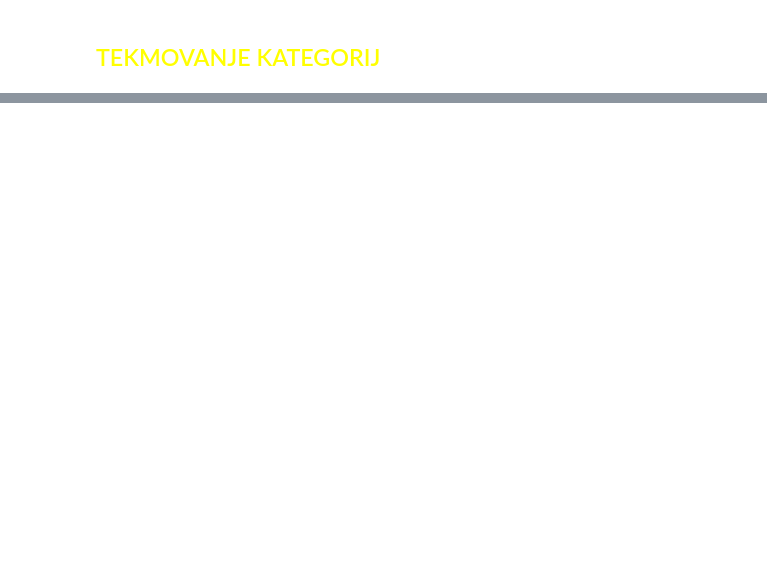
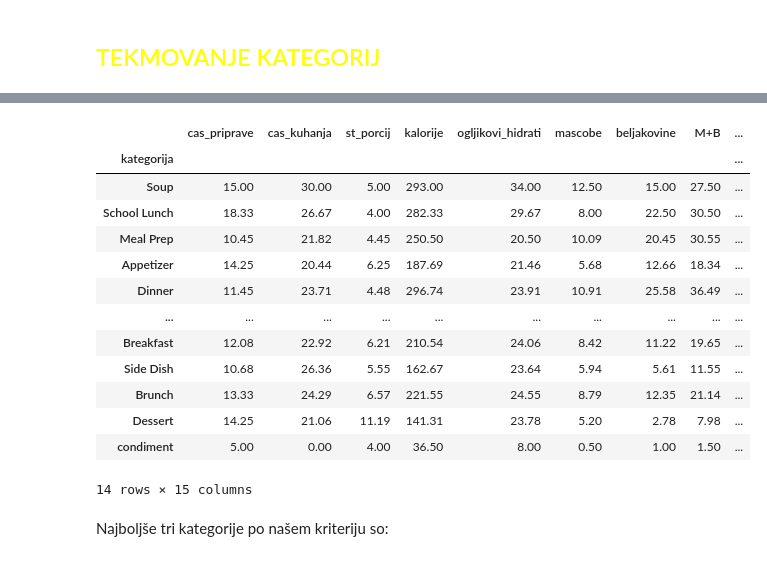
Before and after one commit to AljaZaletelj/Analiza-receptov, a Jupyter notebook: analiza_receptov.ipynb, the cells around one changed output, grey strips where cells are left out. Cells and saved outputs as stored; diff of their text form; code cells hidden in the pictures; blank space fills up the shorter version.

```diff
--- a/analiza_receptov.ipynb
+++ b/analiza_receptov.ipynb
@@ -347,0 +272,20 @@ Zmagovalna kategorija je Soup.
+# %%
+k = recepti_po_kategorijah.mean().drop(columns=["id_recepta"]).round(2).sort_values("KT")
+k
+# %% [output]
+|  | cas_priprave | cas_kuhanja | st_porcij | kalorije | ogljikovi_hidrati | mascobe | beljakovine | M+B | ... |
+| kategorija |  |  |  |  |  |  |  |  | ... |
+| Soup | 15.00 | 30.00 | 5.00 | 293.00 | 34.00 | 12.50 | 15.00 | 27.50 | ... |
+| School Lunch | 18.33 | 26.67 | 4.00 | 282.33 | 29.67 | 8.00 | 22.50 | 30.50 | ... |
+| Meal Prep | 10.45 | 21.82 | 4.45 | 250.50 | 20.50 | 10.09 | 20.45 | 30.55 | ... |
+| Appetizer | 14.25 | 20.44 | 6.25 | 187.69 | 21.46 | 5.68 | 12.66 | 18.34 | ... |
+| Dinner | 11.45 | 23.71 | 4.48 | 296.74 | 23.91 | 10.91 | 25.58 | 36.49 | ... |
+| ... | ... | ... | ... | ... | ... | ... | ... | ... | ... |
+| Breakfast | 12.08 | 22.92 | 6.21 | 210.54 | 24.06 | 8.42 | 11.22 | 19.65 | ... |
+| Side Dish | 10.68 | 26.36 | 5.55 | 162.67 | 23.64 | 5.94 | 5.61 | 11.55 | ... |
+| Brunch | 13.33 | 24.29 | 6.57 | 221.55 | 24.55 | 8.79 | 12.35 | 21.14 | ... |
+| Dessert | 14.25 | 21.06 | 11.19 | 141.31 | 23.78 | 5.20 | 2.78 | 7.98 | ... |
+| condiment | 5.00 | 0.00 | 4.00 | 36.50 | 8.00 | 0.50 | 1.00 | 1.50 | ... |
+14 rows × 15 columns
+# %% [markdown]
+Najboljše tri kategorije po našem kriteriju so:
```
Also changed, not shown: parts of 54 cells of this notebook.
